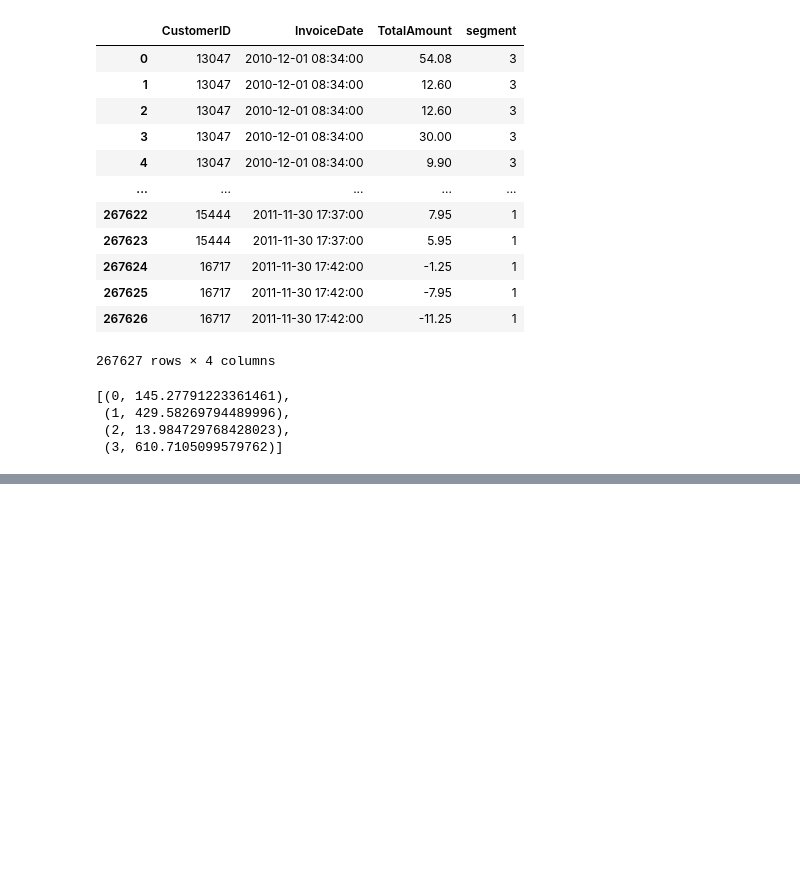
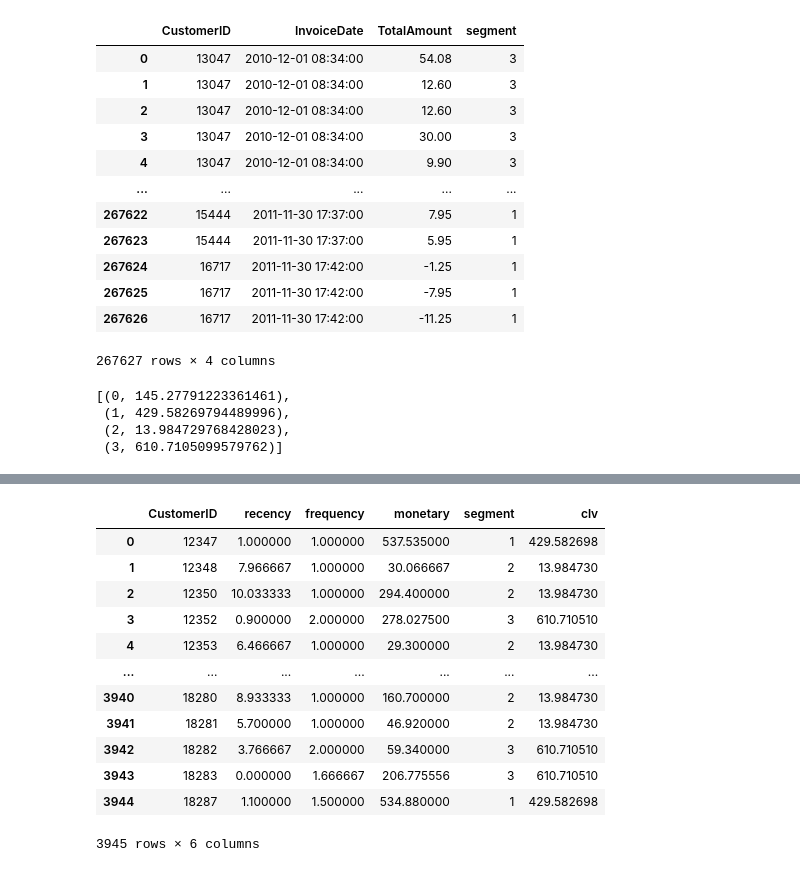
Before and after one commit to ShivprasadNalawade/RFM-Segmentation-and-CLV, a Jupyter notebook: rfm-segmentation-clv.ipynb, the cells around one changed output, grey strips where cells are left out. Saved outputs shown, nothing was run; the diff lists cells and outputs as text; code cells hidden in the pictures; blank space fills up the shorter version.

Commit message:
Kaggle Notebook | RFM,Segmentation & CLV | Version 4

```diff
--- a/rfm-segmentation-clv.ipynb
+++ b/rfm-segmentation-clv.ipynb
@@ -744,3 +744,7 @@ segment_wise_clv
  (1, 429.58269794489996),
  (2, 13.984729768428023),
  (3, 610.7105099579762)]
+# %%
+rfm_df.reset_index(inplace = True)
+#rfm_df.drop(columns = ['index'], inplace = True)
+rfm_df
@@ -746,0 +765,3 @@ segment_wise_clv
+# %%
+segment_wise_clv = pd.DataFrame(segment_wise_clv, columns = ['segment','clv'])
+segment_wise_clv
@@ -746,0 +774,17 @@ segment_wise_clv
+# %%
+customer_segment_clv = rfm_df.merge(segment_wise_clv, on = 'segment')
+customer_segment_clv
+# %% [output]
+|  | CustomerID | recency | frequency | monetary | segment | clv |
+| 0 | 12347 | 1.000000 | 1.000000 | 537.535000 | 1 | 429.582698 |
+| 1 | 12348 | 7.966667 | 1.000000 | 30.066667 | 2 | 13.984730 |
+| 2 | 12350 | 10.033333 | 1.000000 | 294.400000 | 2 | 13.984730 |
+| 3 | 12352 | 0.900000 | 2.000000 | 278.027500 | 3 | 610.710510 |
+| 4 | 12353 | 6.466667 | 1.000000 | 29.300000 | 2 | 13.984730 |
+| ... | ... | ... | ... | ... | ... | ... |
+| 3940 | 18280 | 8.933333 | 1.000000 | 160.700000 | 2 | 13.984730 |
+| 3941 | 18281 | 5.700000 | 1.000000 | 46.920000 | 2 | 13.984730 |
+| 3942 | 18282 | 3.766667 | 2.000000 | 59.340000 | 3 | 610.710510 |
+| 3943 | 18283 | 0.000000 | 1.666667 | 206.775556 | 3 | 610.710510 |
+| 3944 | 18287 | 1.100000 | 1.500000 | 534.880000 | 1 | 429.582698 |
+3945 rows × 6 columns
```
Also changed, not shown: parts of 3 cells of this notebook.
